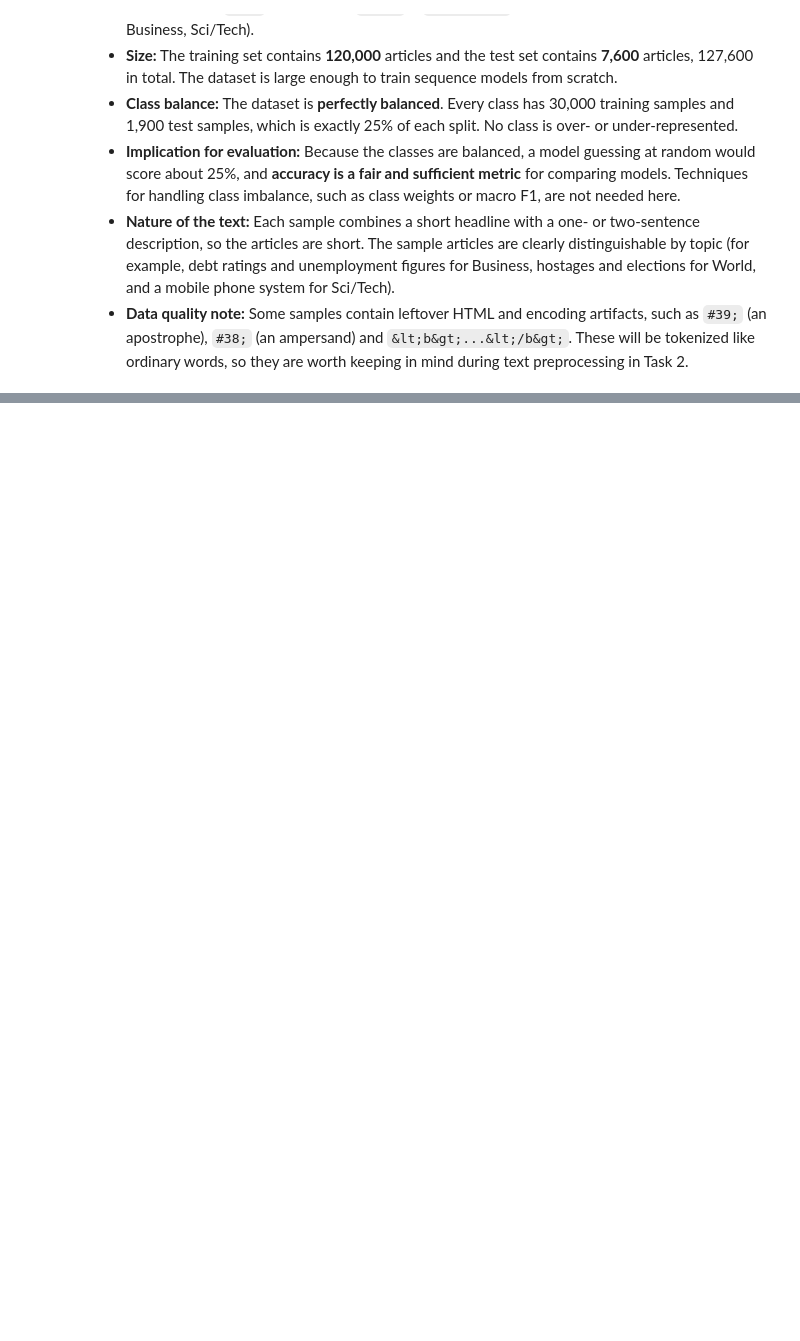
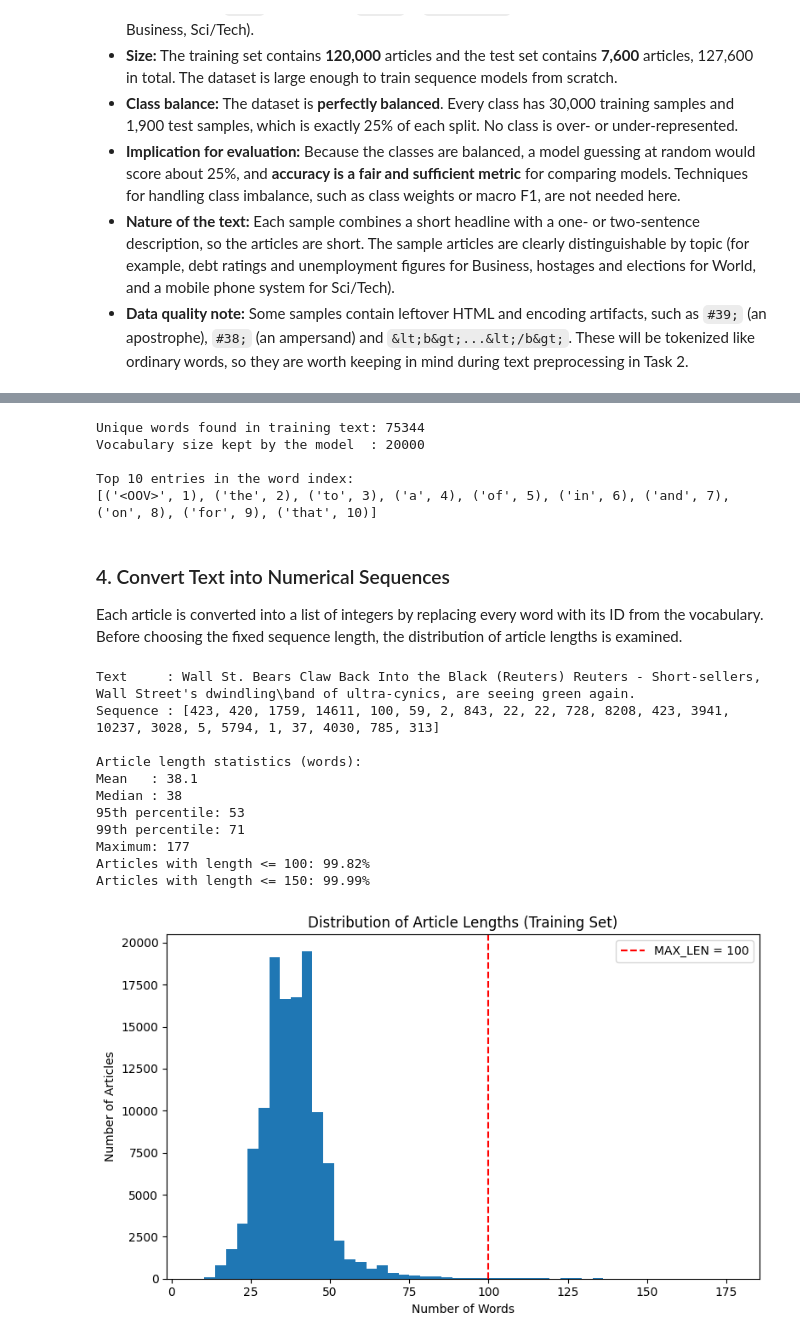
Before and after one commit to mrudultkt/rnn-text-classification-ag-news, a Jupyter notebook: Mrudul_Mukundan_PGDSAIML_B4.ipynb, the cells around one changed output, grey strips where cells are left out. Cells and saved outputs as stored; diff of their text form; code cells hidden in the pictures; blank space fills up the shorter version.

```diff
--- a/Mrudul_Mukundan_PGDSAIML_B4.ipynb
+++ b/Mrudul_Mukundan_PGDSAIML_B4.ipynb
@@ -193,0 +214,9 @@ plt.show()
+# %%
+import re
+from tensorflow.keras.preprocessing.text import Tokenizer
+from tensorflow.keras.preprocessing.sequence import pad_sequences
+
+# Shared settings used for ALL models
+VOCAB_SIZE = 20000      # maximum vocabulary size (as required)
+MAX_LEN = 100           # fixed sequence length
+OOV_TOKEN = "<OOV>"     # placeholder for words outside the vocabulary
@@ -193,0 +277,68 @@ plt.show()
+# %%
+# Build the vocabulary from the training text only
+tokenizer = Tokenizer(num_words=VOCAB_SIZE, oov_token=OOV_TOKEN)
+tokenizer.fit_on_texts(train_texts)
+
+print("Unique words found in training text:", len(tokenizer.word_index))
+print("Vocabulary size kept by the model  :", VOCAB_SIZE)
+
+# Ten most frequent words and their IDs (ID 1 is the OOV placeholder)
+print("\nTop 10 entries in the word index:")
+print(list(tokenizer.word_index.items())[:10])
+# %% [output]
+Unique words found in training text: 75344
+Vocabulary size kept by the model  : 20000
+
+Top 10 entries in the word index:
+[('<OOV>', 1), ('the', 2), ('to', 3), ('a', 4), ('of', 5), ('in', 6), ('and', 7), ('on', 8), ('for', 9), ('that', 10)]
+# %% [markdown]
+### 4. Convert Text into Numerical Sequences
+
+Each article is converted into a list of integers by replacing every word with its ID from the vocabulary. Before choosing the fixed sequence length, the distribution of article lengths is examined.
+# %%
+# Convert text to integer sequences
+train_sequences = tokenizer.texts_to_sequences(train_texts)
+test_sequences = tokenizer.texts_to_sequences(test_texts)
+# using the same vocabulary for the test data. So the same tokenizer being used.
+
+# Example: first training article
+print("Text     :", train_texts[0])
+print("Sequence :", train_sequences[0])
+
+# Length analysis (number of words per article, before padding)
+train_lengths = np.array([len(seq) for seq in train_sequences])
+
+print("\nArticle length statistics (words):")
+print("Mean   :", round(train_lengths.mean(), 1))
+print("Median :", int(np.median(train_lengths)))
+print("95th percentile:", int(np.percentile(train_lengths, 95)))
+print("99th percentile:", int(np.percentile(train_lengths, 99)))
+print("Maximum:", train_lengths.max())
+
+for length in (100, 150):
+    covered = (train_lengths <= length).mean() * 100
+    print(f"Articles with length <= {length}: {covered:.2f}%")
+
+# Histogram of article lengths
+plt.figure(figsize=(8, 5))
+plt.hist(train_lengths, bins=50)
+plt.axvline(MAX_LEN, color="red", linestyle="--", label=f"MAX_LEN = {MAX_LEN}")
+plt.title("Distribution of Article Lengths (Training Set)")
+plt.xlabel("Number of Words")
+plt.ylabel("Number of Articles")
+plt.legend()
+plt.tight_layout()
+plt.show()
+# %% [output]
+Text     : Wall St. Bears Claw Back Into the Black (Reuters) Reuters - Short-sellers, Wall Street's dwindling\band of ultra-cynics, are seeing green again.
+Sequence : [423, 420, 1759, 14611, 100, 59, 2, 843, 22, 22, 728, 8208, 423, 3941, 10237, 3028, 5, 5794, 1, 37, 4030, 785, 313]
+
+Article length statistics (words):
+Mean   : 38.1
+Median : 38
+95th percentile: 53
+99th percentile: 71
+Maximum: 177
+Articles with length <= 100: 99.82%
+Articles with length <= 150: 99.99%
+[figure, added]
```
Also changed, not shown: parts of 17 cells of this notebook.
